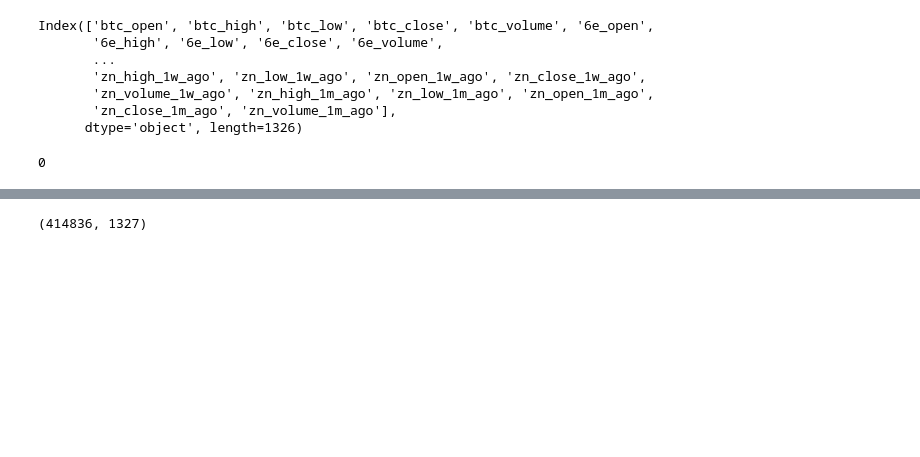
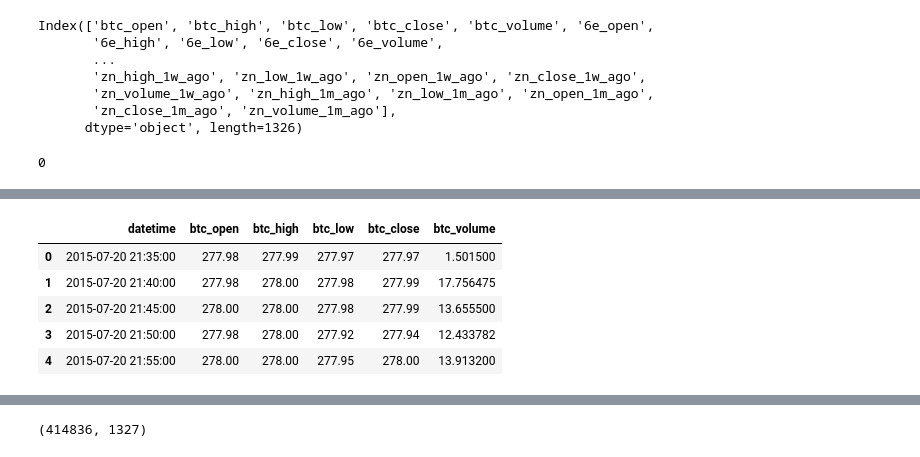
Before and after one commit to VaheC/PonyGE2, a Jupyter notebook: test.ipynb, the cells around one changed output, grey strips where cells are left out. Saved outputs shown, nothing was run; the diff lists cells and outputs as text; code cells hidden in the pictures; blank space fills up the shorter version.

```diff
--- a/test.ipynb
+++ b/test.ipynb
@@ -4989,0 +5051,34 @@ df.to_csv("all_data_1min.csv", index=False)
+# %%
+instrument_name = files_list[4].replace('-', '_').split('_')[0].lower()
+
+final_df_any = pd.read_csv(os.path.join(main_path, files_list[4]))
+final_df_any['datetime'] = pd.to_datetime(final_df_any['datetime'])
+final_df_any.set_index('datetime', inplace=True)
+final_df_any = final_df_any.resample('5min').agg({
+        'open': 'first',
+        'high': 'max',
+        'low': 'min',
+        'close': 'last',
+        'volume': 'sum'
+    })
+final_df_any.reset_index(inplace=True)
+
+final_df_any.rename(
+    columns={
+        'open': f'{instrument_name}_open',
+        'close': f'{instrument_name}_close',
+        'low': f'{instrument_name}_low',
+        'high': f'{instrument_name}_high',
+        'volume': f'{instrument_name}_volume'
+    },
+    inplace=True
+)
+
+final_df_any.head()
+# %% [output]
+|  | datetime | btc_open | btc_high | btc_low | btc_close | btc_volume |
+| 0 | 2015-07-20 21:35:00 | 277.98 | 277.99 | 277.97 | 277.97 | 1.501500 |
+| 1 | 2015-07-20 21:40:00 | 277.98 | 278.00 | 277.98 | 277.99 | 17.756475 |
+| 2 | 2015-07-20 21:45:00 | 278.00 | 278.00 | 277.98 | 277.99 | 13.655500 |
+| 3 | 2015-07-20 21:50:00 | 277.98 | 278.00 | 277.92 | 277.94 | 12.433782 |
+| 4 | 2015-07-20 21:55:00 | 278.00 | 278.00 | 277.95 | 278.00 | 13.913200 |
```
Also changed, not shown: parts of 21 cells of this notebook.
